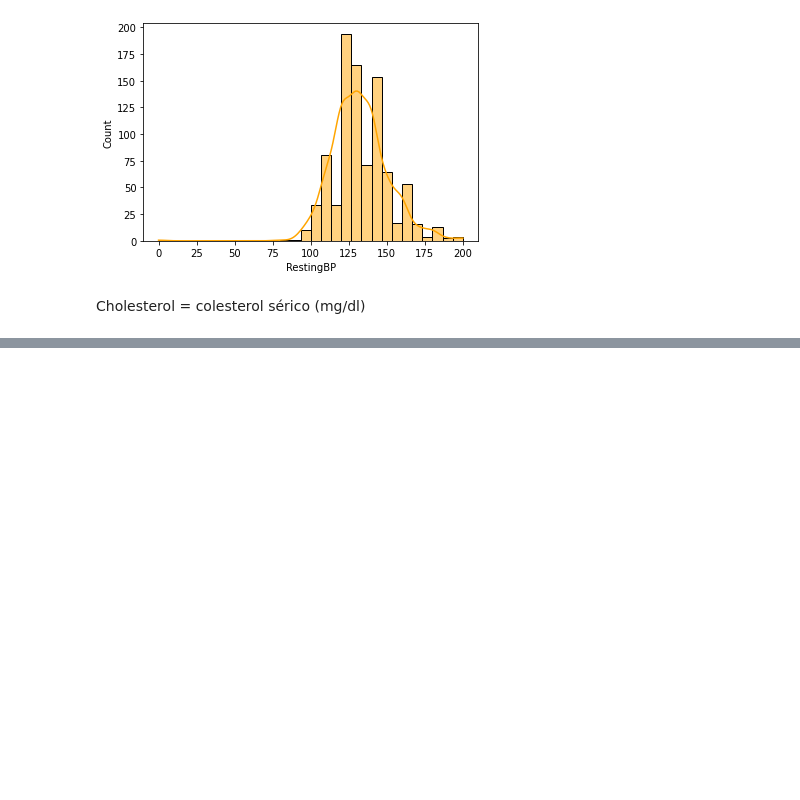
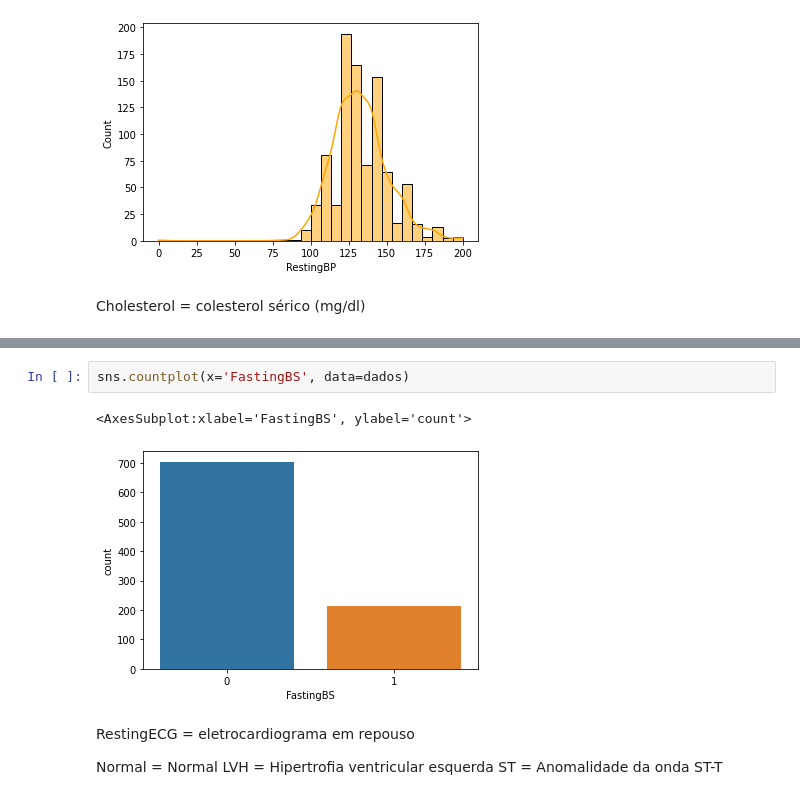
Before and after one commit to NityanandaBarbosa/Machine-Learning-Studies, a Jupyter notebook: supervised_learning_classification/exploring_analyzing_data.ipynb, the cells around one changed output, grey strips where cells are left out. Drawn from its saved outputs; the diff is of its cells as text; blank space fills up the shorter version.

```diff
--- a/supervised_learning_classification/exploring_analyzing_data.ipynb
+++ b/supervised_learning_classification/exploring_analyzing_data.ipynb
@@ -139,0 +169,11 @@ dados.Cholesterol.value_counts().sort_index()
+# %%
+sns.countplot(x='FastingBS', data=dados)
+# %% [output]
+<AxesSubplot:xlabel='FastingBS', ylabel='count'>
+[figure, added]
+# %% [markdown]
+RestingECG = eletrocardiograma em repouso
+
+Normal = Normal
+LVH = Hipertrofia ventricular esquerda
+ST = Anomalidade da onda ST-T
```
Also changed, not shown: parts of 9 cells of this notebook.
